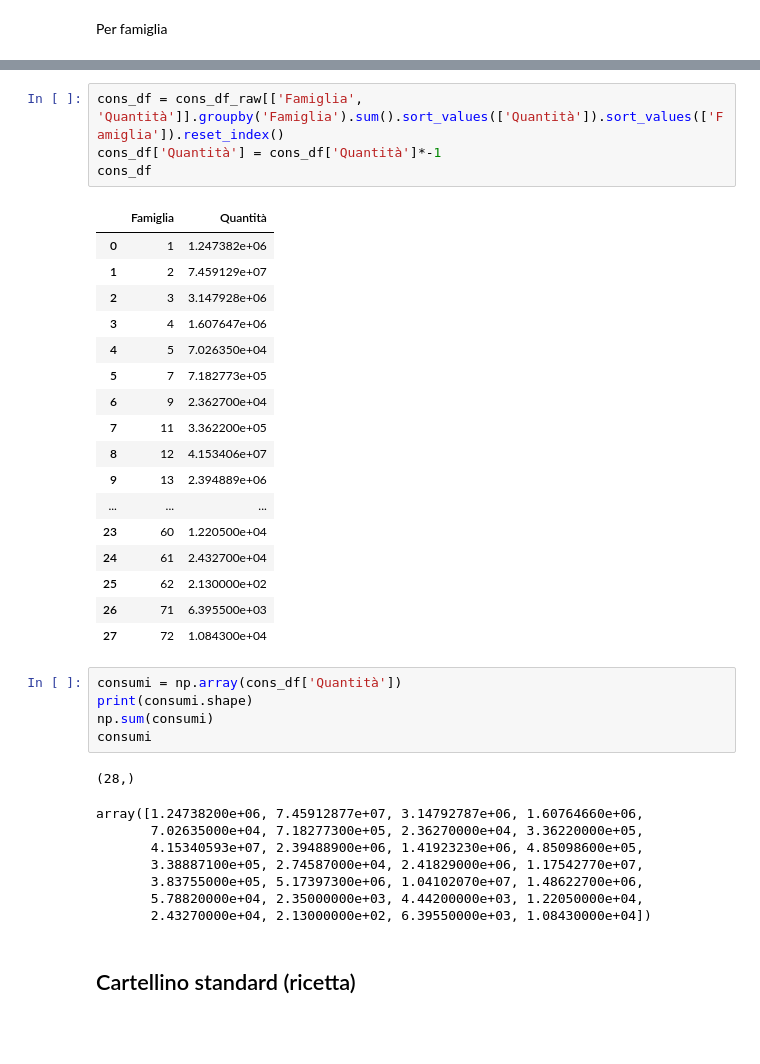
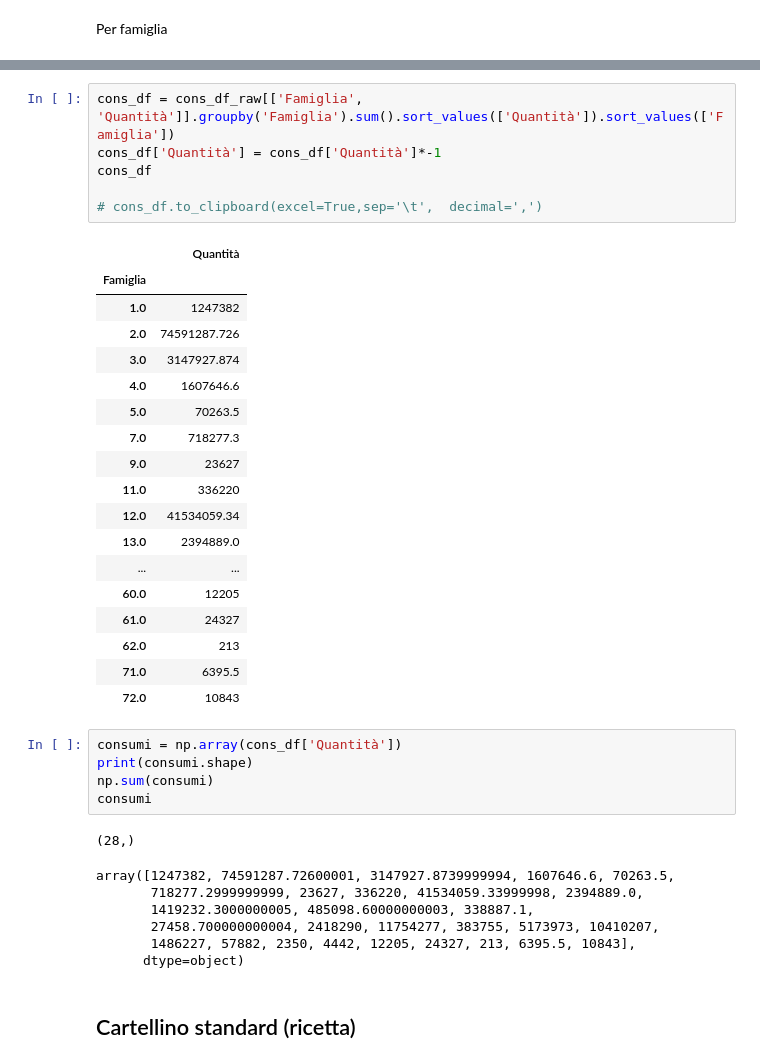
Before and after one commit to PicciMarioRegesta/almag.ottimizzazione-produzione, a Jupyter notebook: importazione.ipynb, the cells around one changed output, grey strips where cells are left out. Saved outputs shown, nothing was run; the diff lists cells and outputs as text; blank space fills up the shorter version.

```diff
--- a/importazione.ipynb
+++ b/importazione.ipynb
@@ -63,25 +53,28 @@ cons_df_raw.head()
 # %%
-cons_df = cons_df_raw[['Famiglia', 'Quantità']].groupby('Famiglia').sum().sort_values(['Quantità']).sort_values(['Famiglia']).reset_index()
+cons_df = cons_df_raw[['Famiglia', 'Quantità']].groupby('Famiglia').sum().sort_values(['Quantità']).sort_values(['Famiglia'])
 cons_df['Quantità'] = cons_df['Quantità']*-1
 cons_df
+
+# cons_df.to_clipboard(excel=True,sep='\t',  decimal=',')
 # %% [output]
-|  | Famiglia | Quantità |
-| 0 | 1 | 1.247382e+06 |
-| 1 | 2 | 7.459129e+07 |
-| 2 | 3 | 3.147928e+06 |
-| 3 | 4 | 1.607647e+06 |
-| 4 | 5 | 7.026350e+04 |
-| 5 | 7 | 7.182773e+05 |
-| 6 | 9 | 2.362700e+04 |
-| 7 | 11 | 3.362200e+05 |
-| 8 | 12 | 4.153406e+07 |
-| 9 | 13 | 2.394889e+06 |
-| ... | ... | ... |
-| 23 | 60 | 1.220500e+04 |
-| 24 | 61 | 2.432700e+04 |
-| 25 | 62 | 2.130000e+02 |
-| 26 | 71 | 6.395500e+03 |
-| 27 | 72 | 1.084300e+04 |
+|  | Quantità |
+| Famiglia |  |
+| 1.0 | 1247382 |
+| 2.0 | 74591287.726 |
+| 3.0 | 3147927.874 |
+| 4.0 | 1607646.6 |
+| 5.0 | 70263.5 |
+| 7.0 | 718277.3 |
+| 9.0 | 23627 |
+| 11.0 | 336220 |
+| 12.0 | 41534059.34 |
+| 13.0 | 2394889.0 |
+| ... | ... |
+| 60.0 | 12205 |
+| 61.0 | 24327 |
+| 62.0 | 213 |
+| 71.0 | 6395.5 |
+| 72.0 | 10843 |
 # %%
 consumi = np.array(cons_df['Quantità'])
 print(consumi.shape)
@@ -89,13 +82,12 @@ np.sum(consumi)
 consumi
 # %% [output]
 (28,)
-array([1.24738200e+06, 7.45912877e+07, 3.14792787e+06, 1.60764660e+06,
-       7.02635000e+04, 7.18277300e+05, 2.36270000e+04, 3.36220000e+05,
-       4.15340593e+07, 2.39488900e+06, 1.41923230e+06, 4.85098600e+05,
-       3.38887100e+05, 2.74587000e+04, 2.41829000e+06, 1.17542770e+07,
-       3.83755000e+05, 5.17397300e+06, 1.04102070e+07, 1.48622700e+06,
-       5.78820000e+04, 2.35000000e+03, 4.44200000e+03, 1.22050000e+04,
-       2.43270000e+04, 2.13000000e+02, 6.39550000e+03, 1.08430000e+04])
+array([1247382, 74591287.72600001, 3147927.8739999994, 1607646.6, 70263.5,
+       718277.2999999999, 23627, 336220, 41534059.33999998, 2394889.0,
+       1419232.3000000005, 485098.60000000003, 338887.1,
+       27458.700000000004, 2418290, 11754277, 383755, 5173973, 10410207,
+       1486227, 57882, 2350, 4442, 12205, 24327, 213, 6395.5, 10843],
+      dtype=object)
 # %% [markdown]
 ## Cartellino standard (ricetta)
 # %%
```
Also changed, not shown: parts of 10 cells of this notebook, 2 other files.
